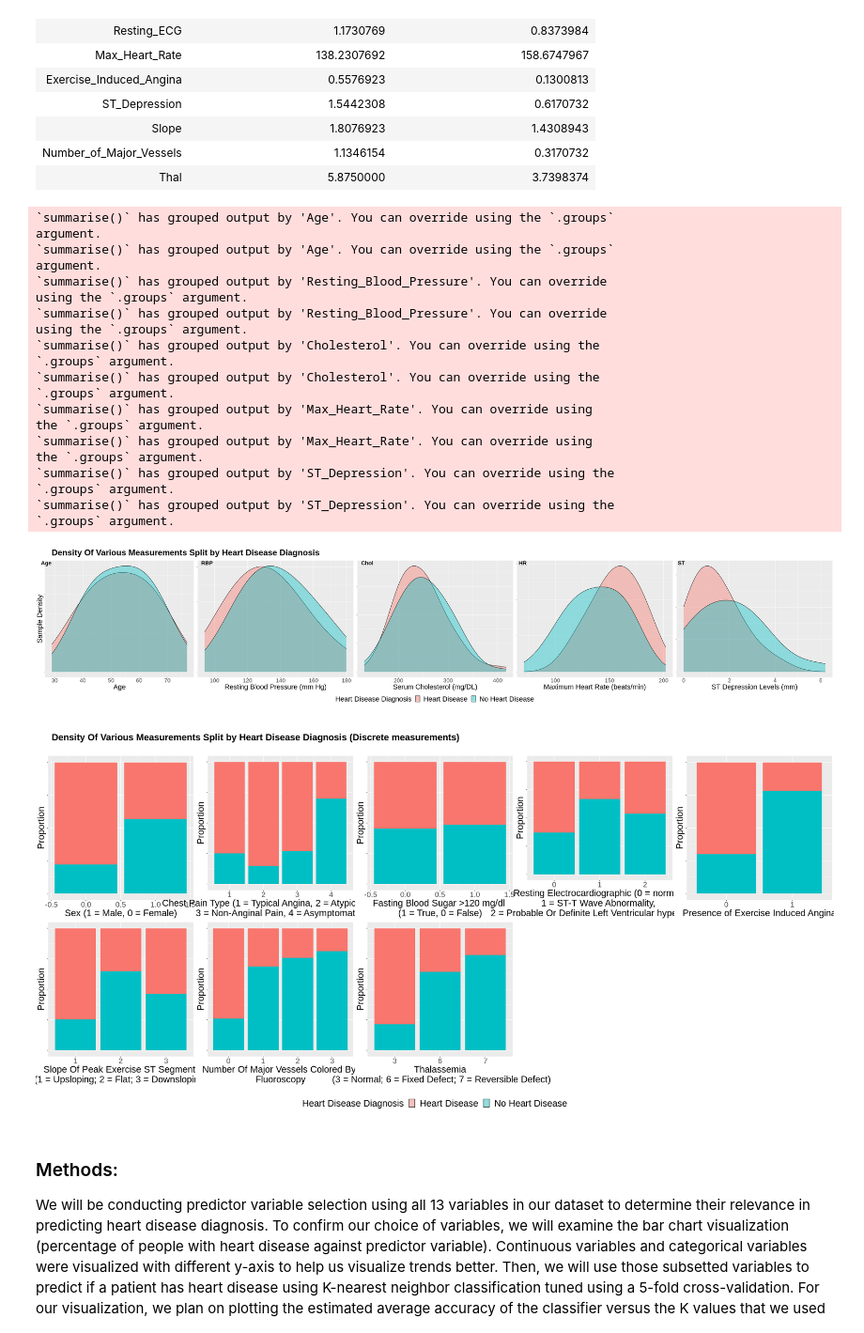
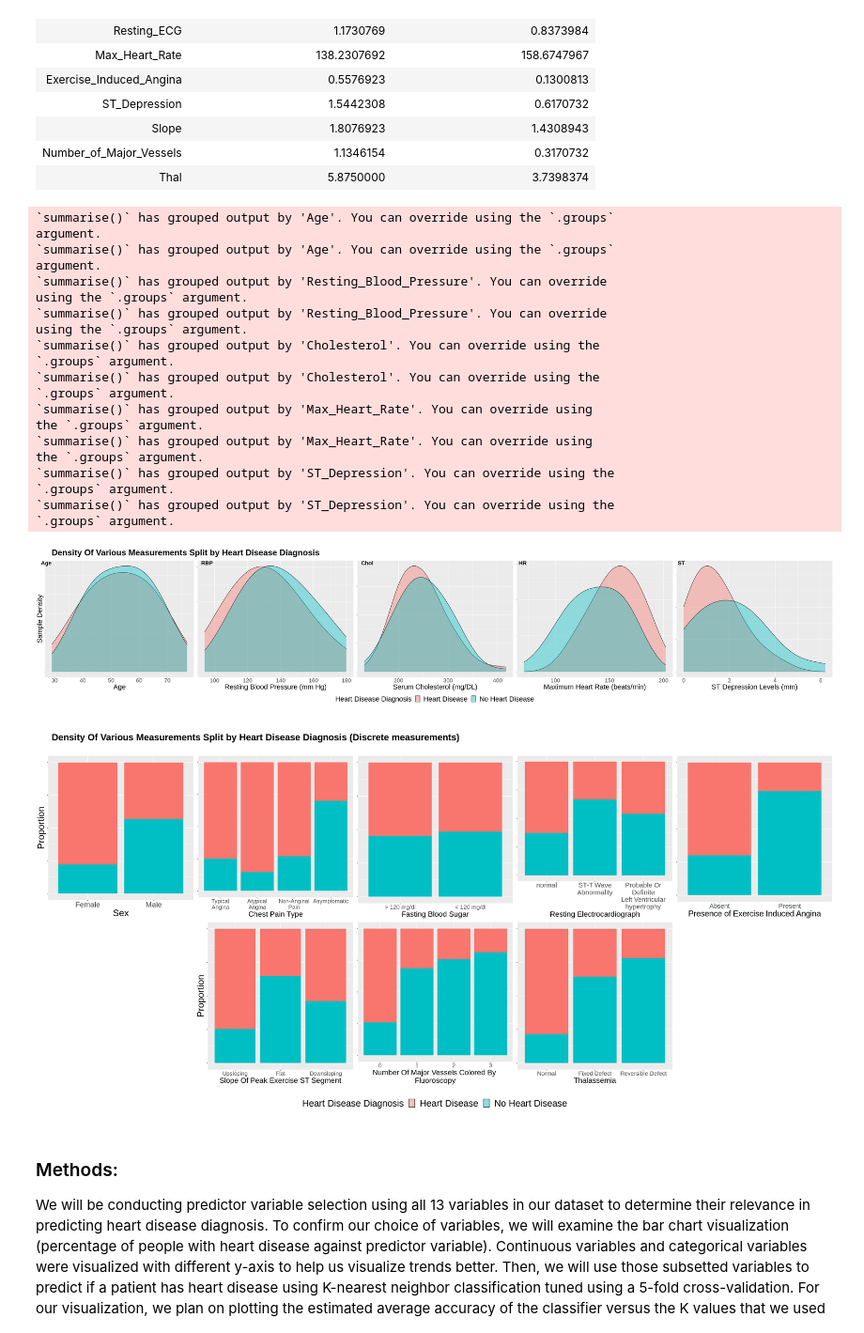
Before and after one commit to devr07/Project-DSCI100, a Jupyter notebook: projectpropsal.ipynb, the cells around one changed output. Shown: that part at 94% size. Saved outputs shown, nothing was run; the diff lists cells and outputs as text; code cells hidden in the pictures.

Commit message:
Fixed Discrete Graphs
- Fixed x/y axis labels/titles

```diff
--- a/projectpropsal.ipynb
+++ b/projectpropsal.ipynb
@@ -361,51 +379,58 @@ options(repr.plot.width=30, repr.plot.height=15)
 
 
 sex_plot <- training_data |>
-   ggplot(aes(x = Sex, fill = as_factor(Heart_Disease_Diagnosis))) +
+   ggplot(aes(x = as.factor(Sex), fill = as_factor(Heart_Disease_Diagnosis))) +
    geom_bar(position = "fill") +
-   labs(x = "Sex (1 = Male, 0 = Female)", y = "Proportion", fill = "Heart Disease Diagnosis") +
+   labs(x = "Sex", y = "Proportion", fill = "Heart Disease Diagnosis") +
+                 scale_x_discrete(labels = c('Female', 'Male')) +
                  theme(text = element_text(size = 25), legend.position = 'none', axis.text.y = element_blank())
 
 
 cp_type_plot <- training_data |>
-   ggplot(aes(x = Chest_Pain_Type, fill = as_factor(Heart_Disease_Diagnosis))) +
+   ggplot(aes(x = as.factor(Chest_Pain_Type), fill = as_factor(Heart_Disease_Diagnosis))) +
    geom_bar(position = "fill") +
-   labs(x = "Chest Pain Type (1 = Typical Angina, 2 = Atypical Angina, \n3 = Non-Anginal Pain, 4 = Asymptomatic)",
-        y = "Proportion", fill = "Heart Disease Diagnosis") +
-                 theme(text = element_text(size = 25), legend.position = 'none', axis.text.y = element_blank())
+   labs(x = "Chest Pain Type",
+        y = NULL, fill = "Heart Disease Diagnosis") +
+                 scale_x_discrete(labels = c('Typical\nAngina', 'Atypical\nAngina', 'Non-Anginal\nPain', 'Asymptomatic')) +
+                 theme(axis.title.x = element_text(size = 20), axis.text.x = element_text(size = 15), legend.position = 'none', axis.text.y = element_blank())
 
 
 fbs_plot <- training_data |>
-   ggplot(aes(x = Fasting_BloodSugar, fill = as_factor(Heart_Disease_Diagnosis))) +
+   ggplot(aes(x = as.factor(Fasting_BloodSugar), fill = as_factor(Heart_Disease_Diagnosis))) +
    geom_bar(position = "fill") +
-   labs(x = "Fasting Blood Sugar >120 mg/dl \n(1 = True, 0 = False)",
-        y = "Proportion", fill = "Heart Disease Diagnosis") +
-                 theme(text = element_text(size = 25), legend.position = 'none', axis.text.y = element_blank())
+   labs(x = "Fasting Blood Sugar",
+        y = NULL, fill = "Heart Disease Diagnosis") +
+                 scale_x_discrete(labels = c('> 120 mg/dl', '< 120 mg/dl')) +
+                 theme(text = element_text(size = 20), legend.position = 'none', axis.text.y = element_blank())
 
 
 restecg_plot <- training_data |>
-   ggplot(aes(x = Resting_ECG, fill = as_factor(Heart_Disease_Diagnosis))) +
+   ggplot(aes(x = as.factor(Resting_ECG), fill = as_factor(Heart_Disease_Diagnosis))) +
    geom_bar(position = "fill") +
-   labs(x = "Resting Electrocardiographic (0 = normal, \n1 = ST-T Wave Abnormality, \n2 = Probable Or Definite Left Ventricular hypertrophy)",
-        y = "Proportion", fill = "Heart Disease Diagnosis") +
-                 theme(text = element_text(size = 25), legend.position = 'none', axis.text.y = element_blank())
+   labs(x = "Resting Electrocardiograph",
+        y = NULL, fill = "Heart Disease Diagnosis") +
+                 scale_x_discrete(labels = c('normal', 'ST-T Wave\nAbnormality', 'Probable Or\nDefinite\nLeft Ventricular\nhypertrophy')) +
+                 theme(axis.text.x = element_text(size = 18), axis.title.x = element_text(size = 20), legend.position = 'none', axis.text.y = element_blank())
 
 bar_plot9 <- training_data |>
    ggplot(aes(x = as_factor(Exercise_Induced_Angina), fill = as_factor(Heart_Disease_Diagnosis))) +
    geom_bar(position = 'fill') +
    xlab("Presence of Exercise Induced Angina") +
-   ylab("Proportion") +
+   ylab(NULL) +
    labs(fill = "Heart Disease Diagnosis") +
-                 theme(text = element_text(size = 25), legend.position = 'none', axis.text.y = element_blank())
+                 scale_x_discrete(labels = c('Absent', 'Present')) +
+                 theme(text = element_text(size = 22), legend.position = 'none', axis.text.y = element_blank())
 
 
 bar_plot11 <- training_data |>
    ggplot(aes(x = as_factor(Slope), fill = as_factor(Heart_Disease_Diagnosis))) +
    geom_bar(position = 'fill') +
-   xlab("Slope Of Peak Exercise ST Segment \n(1 = Upsloping; 2 = Flat; 3 = Downsloping)") +
-   ylab("Proportion") +
+   xlab("Slope Of Peak Exercise ST Segment") +
+   ylab('Proportion') +
    labs(fill = "Heart Disease Diagnosis") +
-                 theme(text = element_text(size = 25), legend.position = 'none', axis.text.y = element_blank())
+                 scale_x_discrete(labels = c('Upsloping', 'Flat', 'Downsloping')) +
+                 theme(axis.title.x = element_text(size = 20), axis.title.y = element_text(size = 25), axis.text.x = element_text(size = 15),
+                       legend.position = 'none', axis.text.y = element_blank())
 
 
 bar_plot12 <- training_data |>
@@ -413,54 +438,55 @@ bar_plot12 <- training_data |>
    ggplot(aes(x = as_factor(Number_of_Major_Vessels), fill = as_factor(Heart_Disease_Diagnosis))) +
    geom_bar(position = 'fill') +
    xlab("Number Of Major Vessels Colored By \nFluoroscopy") +
-   ylab("Proportion") +
+   ylab(NULL) +
    labs(fill = "Heart Disease Diagnosis") +
-                 theme(text = element_text(size = 25), legend.position = 'none', axis.text.y = element_blank())
+                 theme(text = element_text(size = 20), legend.position = 'none', axis.text.y = element_blank())
 
 
 bar_plot13 <- training_data |>
    filter(!is.na(Thal)) |>
    ggplot(aes(x = as_factor(Thal), fill = as_factor(Heart_Disease_Diagnosis))) +
    geom_bar(position = 'fill') +
-   xlab("Thalassemia\n (3 = Normal; 6 = Fixed Defect; 7 = Reversible Defect)") +
-   ylab("Proportion") +
+   xlab("Thalassemia") +
+   ylab(NULL) +
+                 scale_x_discrete(labels = c('Normal', 'Fixed Defect', 'Reversible Defect')) +
    labs(fill = "Heart Disease Diagnosis") +
-                 theme(text = element_text(size = 25), legend.position = 'none', axis.text.y = element_blank())
+                 theme(text = element_text(size = 20), legend.position = 'none', axis.text.y = element_blank())
 
 
 
-cont_grid1 <- plot_grid(sex_plot, cp_type_plot, fbs_plot, restecg_plot, bar_plot9, bar_plot11, bar_plot12, bar_plot13,
+cont_grid1 <- plot_grid(sex_plot, cp_type_plot, fbs_plot, restecg_plot, bar_plot9, NULL, bar_plot11, bar_plot12, bar_plot13, NULL,
                        ncol = 5)
 title1 <- ggdraw() +
          draw_label('Density Of Various Measurements Split by Heart Disease Diagnosis (Discrete measurements)',
                    fontface = 'bold',
                    x = 0.02,
                    hjust = 0,
                    size = 25)
 plot_grid(title1, cont_grid1, legend_bottom, ncol = 1, rel_heights = c(0.1, 1))
 # %% [output]
 `summarise()` has grouped output by 'Age'. You can override using the `.groups`
 argument.
 `summarise()` has grouped output by 'Age'. You can override using the `.groups`
 argument.
 `summarise()` has grouped output by 'Resting_Blood_Pressure'. You can override
 using the `.groups` argument.
 `summarise()` has grouped output by 'Resting_Blood_Pressure'. You can override
 using the `.groups` argument.
 `summarise()` has grouped output by 'Cholesterol'. You can override using the
 `.groups` argument.
 `summarise()` has grouped output by 'Cholesterol'. You can override using the
 `.groups` argument.
 `summarise()` has grouped output by 'Max_Heart_Rate'. You can override using
 the `.groups` argument.
 `summarise()` has grouped output by 'Max_Heart_Rate'. You can override using
 the `.groups` argument.
 `summarise()` has grouped output by 'ST_Depression'. You can override using the
 `.groups` argument.
 `summarise()` has grouped output by 'ST_Depression'. You can override using the
 `.groups` argument.
 [figure]
-[figure, old version]
+[figure, new version]
 # %% [markdown]
 ### Methods:
 We will be conducting predictor variable selection using all 13 variables in our dataset to determine their relevance in predicting heart disease diagnosis. To confirm our choice of variables, we will examine the bar chart visualization (percentage of people with heart disease against predictor variable). Continuous variables and categorical variables were visualized with different y-axis to help us visualize trends better. Then, we will use those subsetted variables to predict if a patient has heart disease using K-nearest neighbor classification tuned using a 5-fold cross-validation.
```
Also changed, not shown: parts of 1 cell of this notebook.
